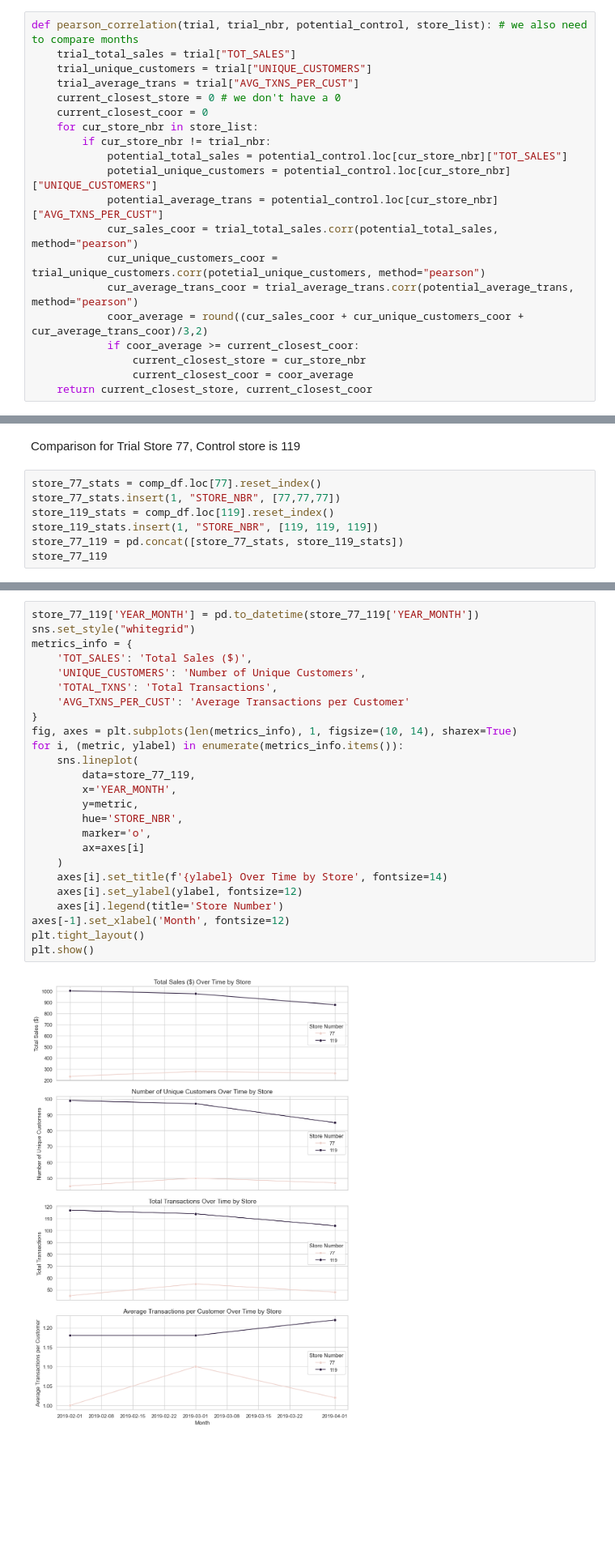
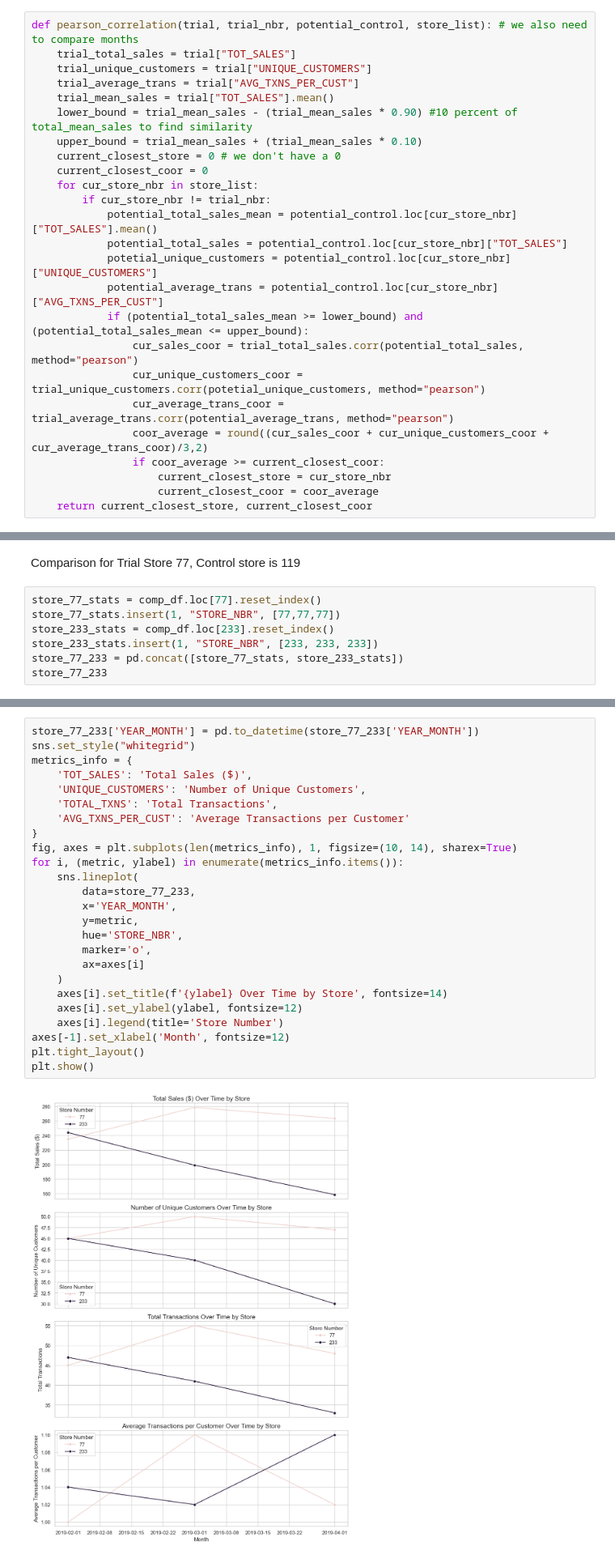
Before and after one commit to schao021/Quantium-Data-Analytics, a Jupyter notebook: Task_2.ipynb, the cells around one changed output, grey strips where cells are left out. Shown at 81% size. Cells and saved outputs as stored; diff of their text form; blank space fills up the shorter version.

```diff
--- a/Task_2.ipynb
+++ b/Task_2.ipynb
@@ -231,20 +231,25 @@ def pearson_correlation(trial, trial_nbr, potential_control, store_list): # we a
     trial_total_sales = trial["TOT_SALES"]
     trial_unique_customers = trial["UNIQUE_CUSTOMERS"]
     trial_average_trans = trial["AVG_TXNS_PER_CUST"]
+    trial_mean_sales = trial["TOT_SALES"].mean()
+    lower_bound = trial_mean_sales - (trial_mean_sales * 0.90) #10 percent of total_mean_sales to find similarity
+    upper_bound = trial_mean_sales + (trial_mean_sales * 0.10)
     current_closest_store = 0 # we don't have a 0
     current_closest_coor = 0
     for cur_store_nbr in store_list:
         if cur_store_nbr != trial_nbr:
+            potential_total_sales_mean = potential_control.loc[cur_store_nbr]["TOT_SALES"].mean()
             potential_total_sales = potential_control.loc[cur_store_nbr]["TOT_SALES"]
             potetial_unique_customers = potential_control.loc[cur_store_nbr]["UNIQUE_CUSTOMERS"]
             potential_average_trans = potential_control.loc[cur_store_nbr]["AVG_TXNS_PER_CUST"]
-            cur_sales_coor = trial_total_sales.corr(potential_total_sales, method="pearson")
-            cur_unique_customers_coor = trial_unique_customers.corr(potetial_unique_customers, method="pearson")
-            cur_average_trans_coor = trial_average_trans.corr(potential_average_trans, method="pearson")
-            coor_average = round((cur_sales_coor + cur_unique_customers_coor + cur_average_trans_coor)/3,2)
-            if coor_average >= current_closest_coor:
-                current_closest_store = cur_store_nbr
-                current_closest_coor = coor_average
+            if (potential_total_sales_mean >= lower_bound) and (potential_total_sales_mean <= upper_bound):
+                cur_sales_coor = trial_total_sales.corr(potential_total_sales, method="pearson")
+                cur_unique_customers_coor = trial_unique_customers.corr(potetial_unique_customers, method="pearson")
+                cur_average_trans_coor = trial_average_trans.corr(potential_average_trans, method="pearson")
+                coor_average = round((cur_sales_coor + cur_unique_customers_coor + cur_average_trans_coor)/3,2)
+                if coor_average >= current_closest_coor:
+                    current_closest_store = cur_store_nbr
+                    current_closest_coor = coor_average
     return current_closest_store, current_closest_coor
 # %% [markdown]
 For each Trial
@@ -334,10 +339,10 @@ Comparison for Trial Store 77, Control store is 119
 # %%
 store_77_stats = comp_df.loc[77].reset_index()
 store_77_stats.insert(1, "STORE_NBR", [77,77,77])
-store_119_stats = comp_df.loc[119].reset_index()
-store_119_stats.insert(1, "STORE_NBR", [119, 119, 119])
-store_77_119 = pd.concat([store_77_stats, store_119_stats])
-store_77_119
+store_233_stats = comp_df.loc[233].reset_index()
+store_233_stats.insert(1, "STORE_NBR", [233, 233, 233])
+store_77_233 = pd.concat([store_77_stats, store_233_stats])
+store_77_233
 # %% [output]
 |  | YEAR_MONTH | STORE_NBR | TOT_SALES | UNIQUE_CUSTOMERS | TOTAL_TXNS | AVG_TXNS_PER_CUST |
 | 0 | 2019-02 | 77 | 235.0 | 45 | 45 | 1.00 |
@@ -349,28 +354,28 @@ store_77_119
 # %%
-store_77_119['YEAR_MONTH'] = pd.to_datetime(store_77_119['YEAR_MONTH'])
+store_77_233['YEAR_MONTH'] = pd.to_datetime(store_77_233['YEAR_MONTH'])
 sns.set_style("whitegrid")
 metrics_info = {
     'TOT_SALES': 'Total Sales ($)',
     'UNIQUE_CUSTOMERS': 'Number of Unique Customers',
     'TOTAL_TXNS': 'Total Transactions',
     'AVG_TXNS_PER_CUST': 'Average Transactions per Customer'
 }
 fig, axes = plt.subplots(len(metrics_info), 1, figsize=(10, 14), sharex=True)
 for i, (metric, ylabel) in enumerate(metrics_info.items()):
     sns.lineplot(
-        data=store_77_119,
+        data=store_77_233,
         x='YEAR_MONTH',
         y=metric,
         hue='STORE_NBR',
         marker='o',
         ax=axes[i]
     )
     axes[i].set_title(f'{ylabel} Over Time by Store', fontsize=14)
     axes[i].set_ylabel(ylabel, fontsize=12)
     axes[i].legend(title='Store Number')
 axes[-1].set_xlabel('Month', fontsize=12)
 plt.tight_layout()
 plt.show()
 # %% [output]
-[figure, old version]
+[figure, new version]
 # %%
```
Also changed, not shown: parts of 9 cells of this notebook.
